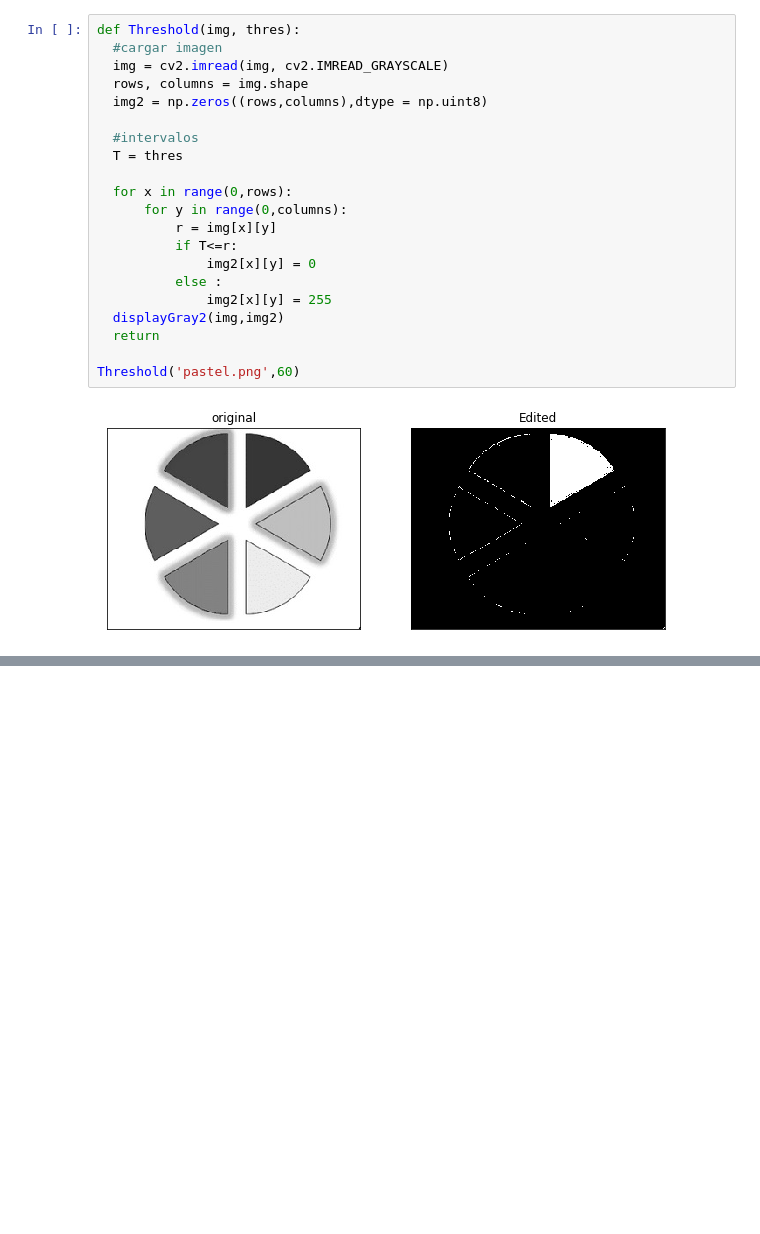
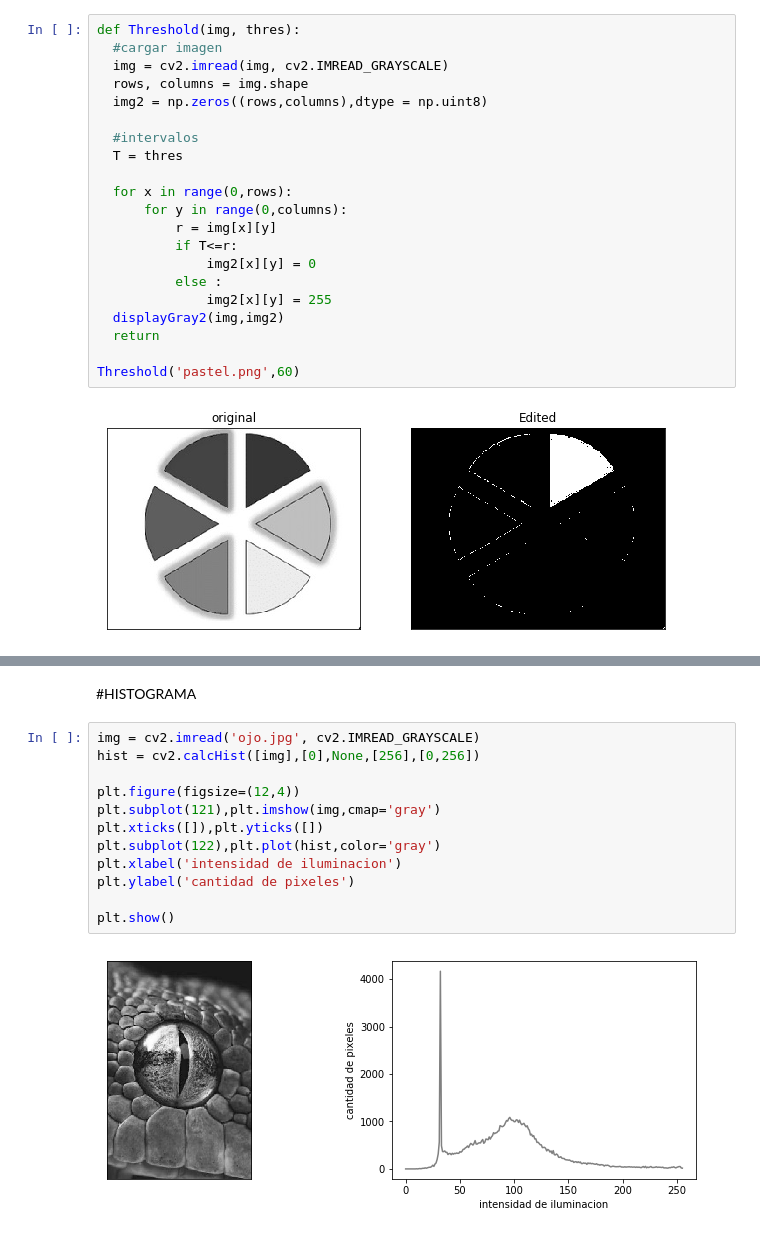
Before and after one commit to JonathanGironHound5/PDI, a Jupyter notebook: Clase3.ipynb, the cells around one changed output, grey strips where cells are left out. Cells and saved outputs as stored; diff of their text form; blank space fills up the shorter version.

```diff
--- a/Clase3.ipynb
+++ b/Clase3.ipynb
@@ -339,0 +376,16 @@ Threshold('pastel.png',60)
+# %% [markdown]
+#HISTOGRAMA
+# %%
+img = cv2.imread('ojo.jpg', cv2.IMREAD_GRAYSCALE)
+hist = cv2.calcHist([img],[0],None,[256],[0,256])
+
+plt.figure(figsize=(12,4))
+plt.subplot(121),plt.imshow(img,cmap='gray')
+plt.xticks([]),plt.yticks([])
+plt.subplot(122),plt.plot(hist,color='gray')
+plt.xlabel('intensidad de iluminacion')
+plt.ylabel('cantidad de pixeles')
+
+plt.show()
+# %% [output]
+[figure, added]
```
Also changed, not shown: parts of 6 cells of this notebook.
